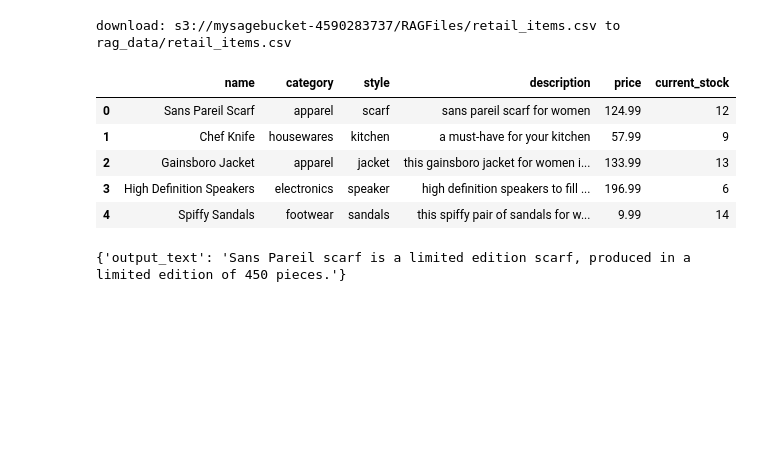
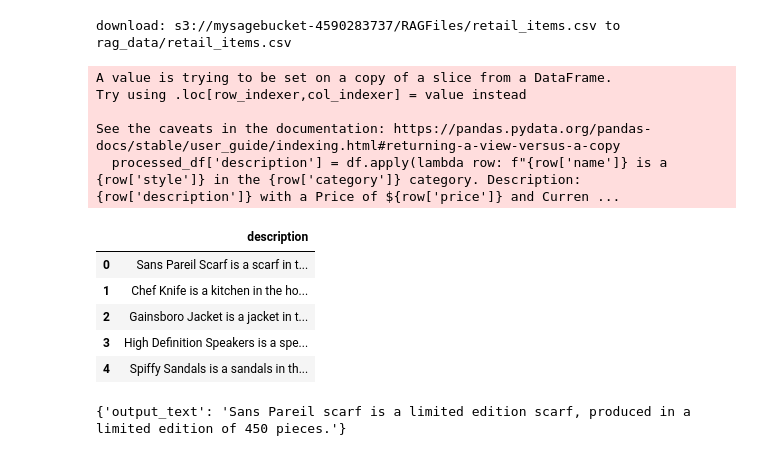
Before and after one commit to Adibuer-lab/gen-ai-workshop, a Jupyter notebook: src/workshop_text2text_generation.ipynb, the cells around one changed output. Cells and saved outputs as stored; diff of their text form; code cells hidden in the pictures; blank space fills up the shorter version.

Commit message:
process retail data for better document creation

```diff
--- a/src/workshop_text2text_generation.ipynb
+++ b/src/workshop_text2text_generation.ipynb
@@ -676,27 +676,26 @@ retail_data = "s3://mysagebucket-4590283737/RAGFiles/"
 download: s3://mysagebucket-4590283737/RAGFiles/retail_items.csv to rag_data/retail_items.csv
 # %%
 import pandas as pd
-# Load the data
 df = pd.read_csv('rag_data/retail_items.csv')
 
-# Drop unnecessary columns
-df = df.drop(columns=['url', 'sk', 'image', 'aliases', 'featured', 'gender_affinity','id'])
+processed_df=df[['description']]
+processed_df['description'] = df.apply(lambda row: f"{row['name']} is a {row['style']} in the {row['category']} category. Description: {row['description']} with a Price of ${row['price']} and Current stock is {row['current_stock']}.", axis=1)
 
 
 
 
 
-# Normalize text
-df['description'] = df['description'].str.lower()
-
-
-
-df.head(5)
+processed_df.head(5)
 # %% [output]
+A value is trying to be set on a copy of a slice from a DataFrame.
+Try using .loc[row_indexer,col_indexer] = value instead
+
+See the caveats in the documentation: https://pandas.pydata.org/pandas-docs/stable/user_guide/indexing.html#returning-a-view-versus-a-copy
+  processed_df['description'] = df.apply(lambda row: f"{row['name']} is a {row['style']} in the {row['category']} category. Description: {row['description']} with a Price of ${row['price']} and Curren ...
-|  | name | category | style | description | price | current_stock |
-| 0 | Sans Pareil Scarf | apparel | scarf | sans pareil scarf for women | 124.99 | 12 |
-| 1 | Chef Knife | housewares | kitchen | a must-have for your kitchen | 57.99 | 9 |
-| 2 | Gainsboro Jacket | apparel | jacket | this gainsboro jacket for women i... | 133.99 | 13 |
-| 3 | High Definition Speakers | electronics | speaker | high definition speakers to fill ... | 196.99 | 6 |
-| 4 | Spiffy Sandals | footwear | sandals | this spiffy pair of sandals for w... | 9.99 | 14 |
+|  | description |
+| 0 | Sans Pareil Scarf is a scarf in t... |
+| 1 | Chef Knife is a kitchen in the ho... |
+| 2 | Gainsboro Jacket is a jacket in t... |
+| 3 | High Definition Speakers is a spe... |
+| 4 | Spiffy Sandals is a sandals in th... |
 # %%
```
Also changed, not shown: parts of 5 cells of this notebook.
